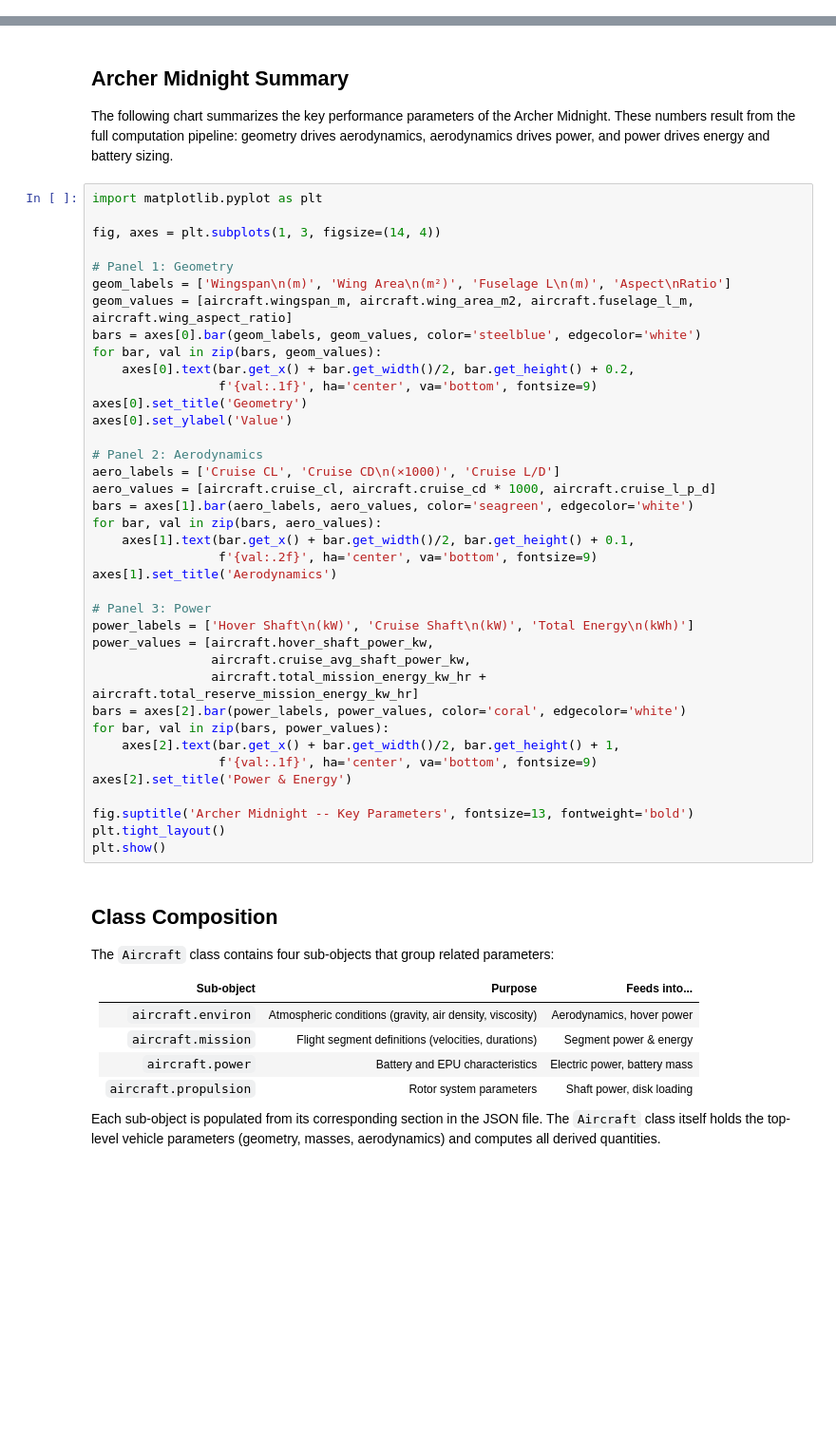
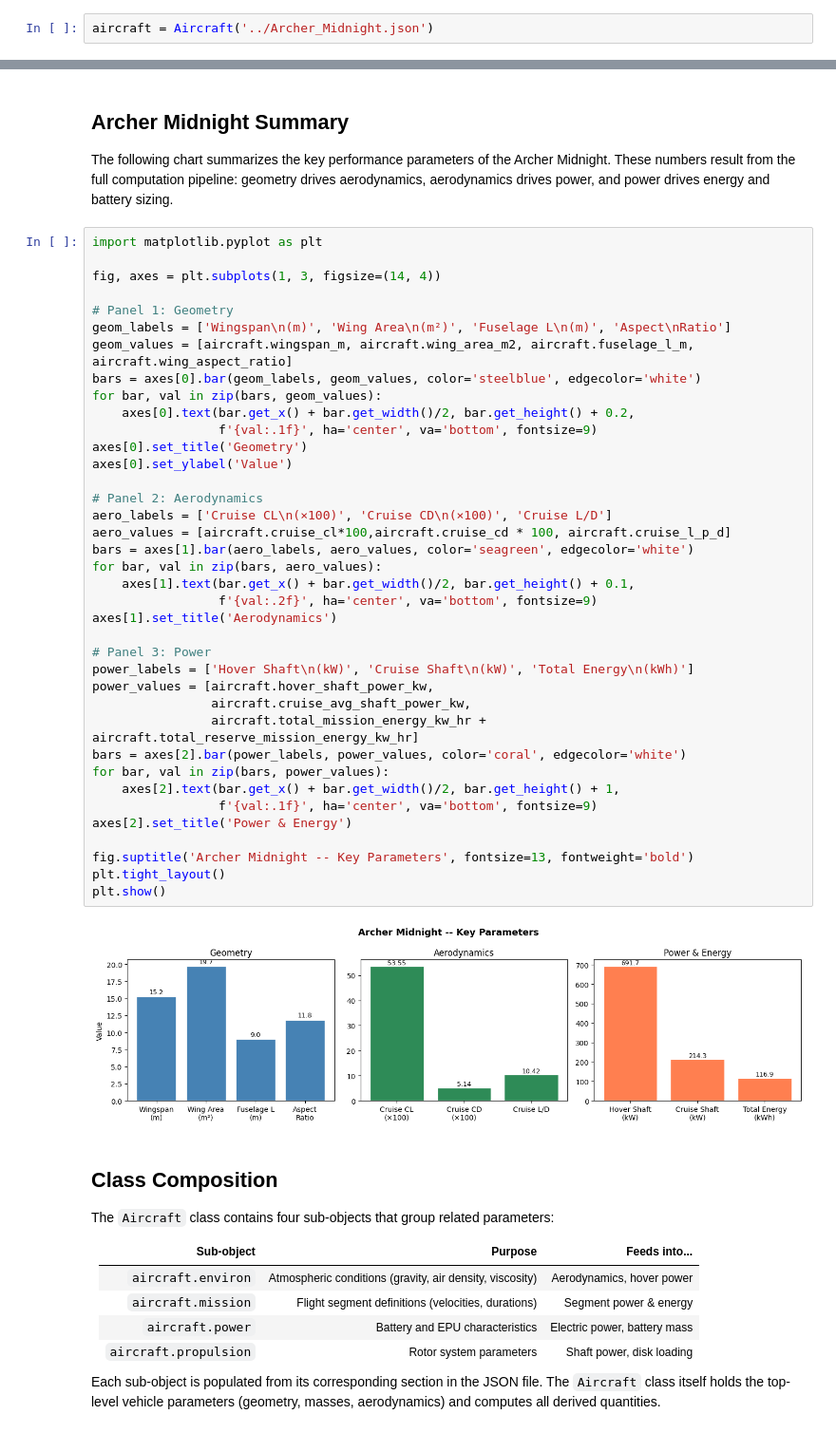
Before and after one commit to dhogge/evtolpy, a Jupyter notebook: tutorial/01 - Getting started/01 - eVTOLpy.ipynb, the cells around one changed output, grey strips where cells are left out. Shown at 95% size. Drawn from its saved outputs; the diff is of its cells as text; blank space fills up the shorter version.

```diff
--- a/tutorial/01 - Getting started/01 - eVTOLpy.ipynb
+++ b/tutorial/01 - Getting started/01 - eVTOLpy.ipynb
@@ -50,3 +48,5 @@ aircraft = Aircraft('../../analysis/cfg-case-study/low-altitude-1500-ft/archer-m
+# %%
+aircraft = Aircraft('../Archer_Midnight.json')
 # %% [markdown]
 ## Inspecting Basic Properties
 
@@ -82,35 +96,37 @@ fig, axes = plt.subplots(1, 3, figsize=(14, 4))
 geom_labels = ['Wingspan\n(m)', 'Wing Area\n(m²)', 'Fuselage L\n(m)', 'Aspect\nRatio']
 geom_values = [aircraft.wingspan_m, aircraft.wing_area_m2, aircraft.fuselage_l_m, aircraft.wing_aspect_ratio]
 bars = axes[0].bar(geom_labels, geom_values, color='steelblue', edgecolor='white')
 for bar, val in zip(bars, geom_values):
     axes[0].text(bar.get_x() + bar.get_width()/2, bar.get_height() + 0.2,
                  f'{val:.1f}', ha='center', va='bottom', fontsize=9)
 axes[0].set_title('Geometry')
 axes[0].set_ylabel('Value')
 
 # Panel 2: Aerodynamics
-aero_labels = ['Cruise CL', 'Cruise CD\n(×1000)', 'Cruise L/D']
-aero_values = [aircraft.cruise_cl, aircraft.cruise_cd * 1000, aircraft.cruise_l_p_d]
+aero_labels = ['Cruise CL\n(×100)', 'Cruise CD\n(×100)', 'Cruise L/D']
+aero_values = [aircraft.cruise_cl*100,aircraft.cruise_cd * 100, aircraft.cruise_l_p_d]
 bars = axes[1].bar(aero_labels, aero_values, color='seagreen', edgecolor='white')
 for bar, val in zip(bars, aero_values):
     axes[1].text(bar.get_x() + bar.get_width()/2, bar.get_height() + 0.1,
                  f'{val:.2f}', ha='center', va='bottom', fontsize=9)
 axes[1].set_title('Aerodynamics')
 
 # Panel 3: Power
 power_labels = ['Hover Shaft\n(kW)', 'Cruise Shaft\n(kW)', 'Total Energy\n(kWh)']
 power_values = [aircraft.hover_shaft_power_kw,
                 aircraft.cruise_avg_shaft_power_kw,
                 aircraft.total_mission_energy_kw_hr + aircraft.total_reserve_mission_energy_kw_hr]
 bars = axes[2].bar(power_labels, power_values, color='coral', edgecolor='white')
 for bar, val in zip(bars, power_values):
     axes[2].text(bar.get_x() + bar.get_width()/2, bar.get_height() + 1,
                  f'{val:.1f}', ha='center', va='bottom', fontsize=9)
 axes[2].set_title('Power & Energy')
 
 fig.suptitle('Archer Midnight -- Key Parameters', fontsize=13, fontweight='bold')
 plt.tight_layout()
 plt.show()
+# %% [output]
+[figure, added]
 # %% [markdown]
 ## Class Composition
 
```
Also changed, not shown: parts of 5 cells of this notebook, 10 other files.
